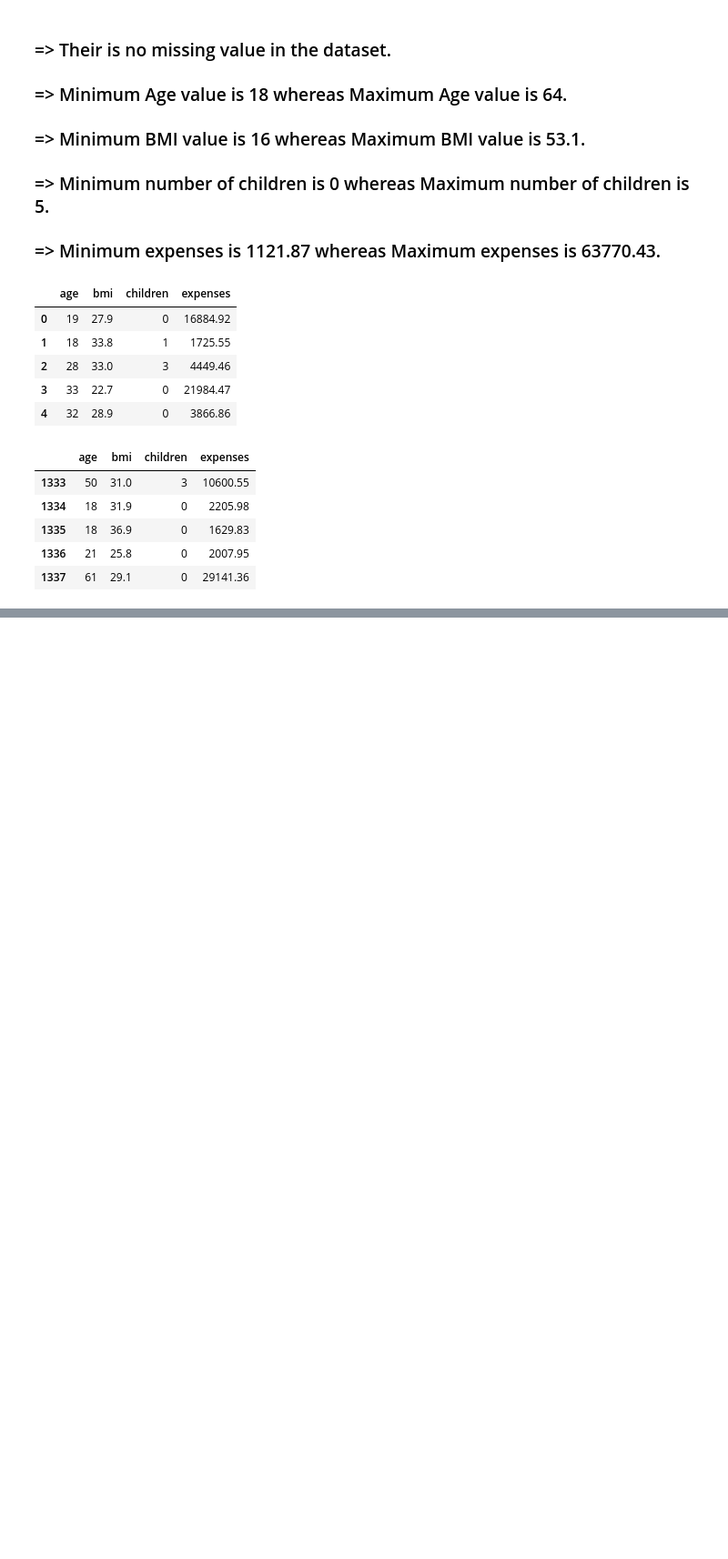
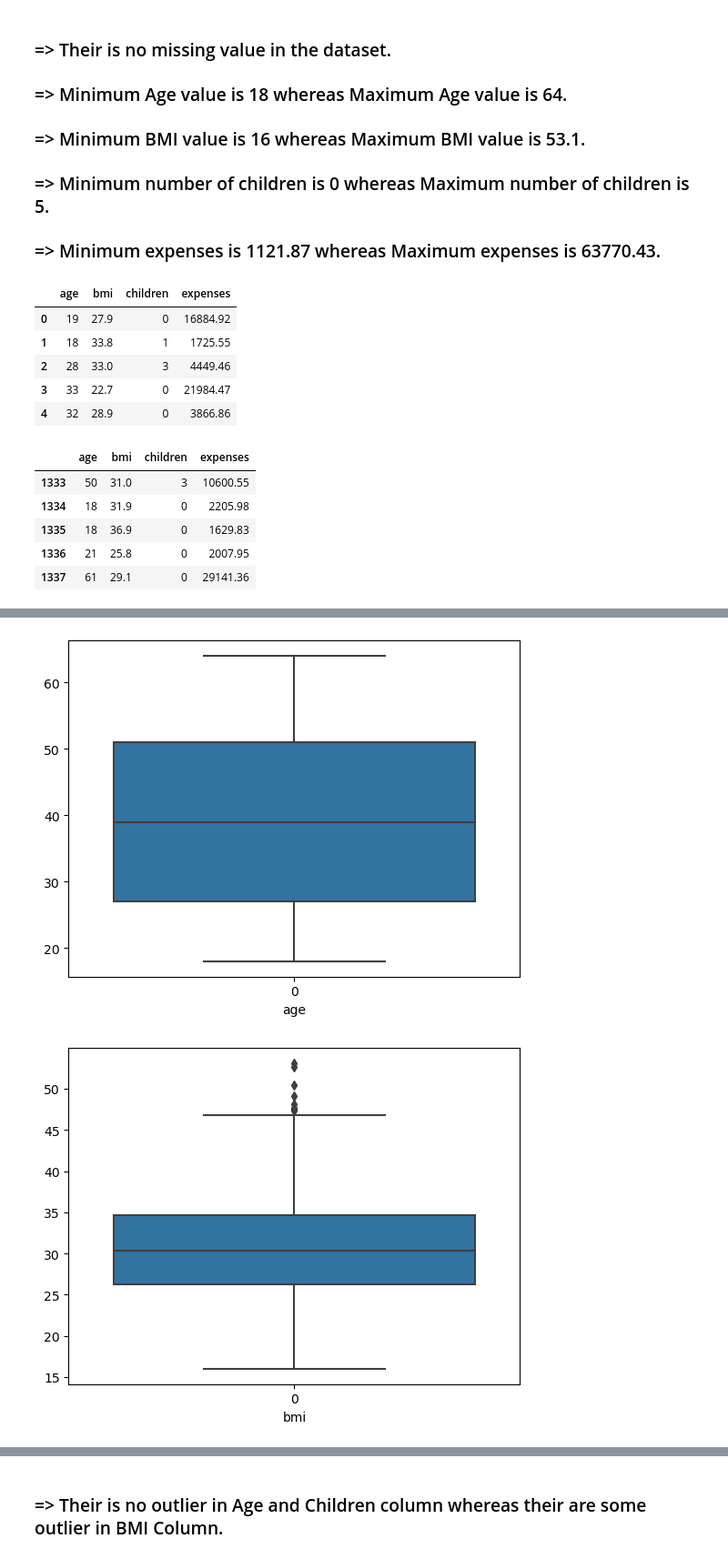
Before and after one commit to RishavMishraRM/Insurance_Premium_Prediction, a Jupyter notebook: notebooks/EDA.ipynb, the cells around one changed output, grey strips where cells are left out. Shown at 91% size. Saved outputs shown, nothing was run; the diff lists cells and outputs as text; code cells hidden in the pictures; blank space fills up the shorter version.

```diff
--- a/notebooks/EDA.ipynb
+++ b/notebooks/EDA.ipynb
@@ -121,0 +168,10 @@ dataset[numerical_feature].tail()
+# %%
+# Outliers
+
+for i in numerical_feature:
+    sns.boxplot(dataset[i])
+    plt.xlabel(i)
+    plt.show()
+# %% [output]
+[figure, added]
+[figure, added]
@@ -121,0 +180,2 @@ dataset[numerical_feature].tail()
+# %% [markdown]
+### => Their is no outlier in Age and Children column whereas their are some outlier in BMI Column.
```
Also changed, not shown: parts of 7 cells of this notebook.
